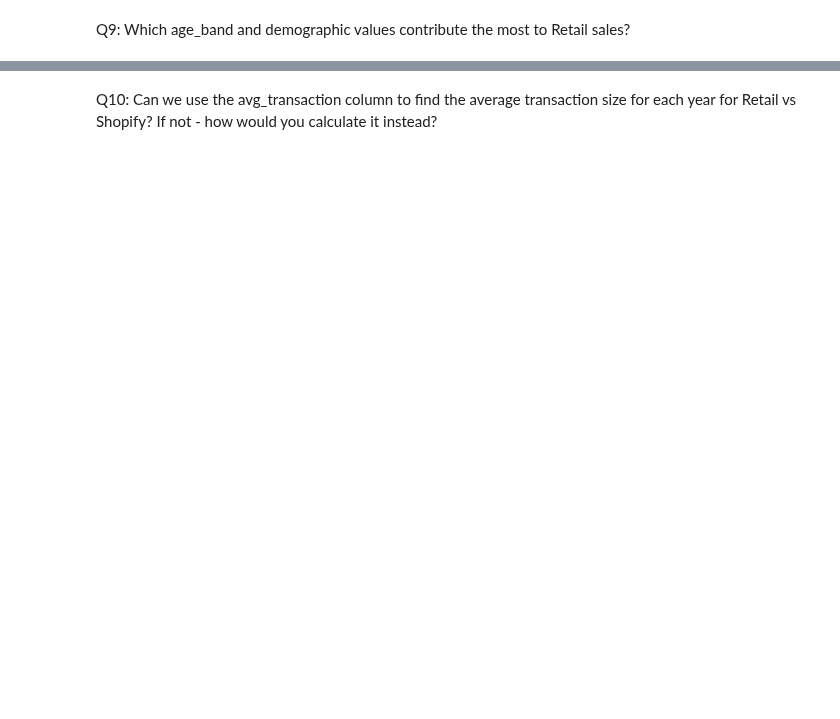
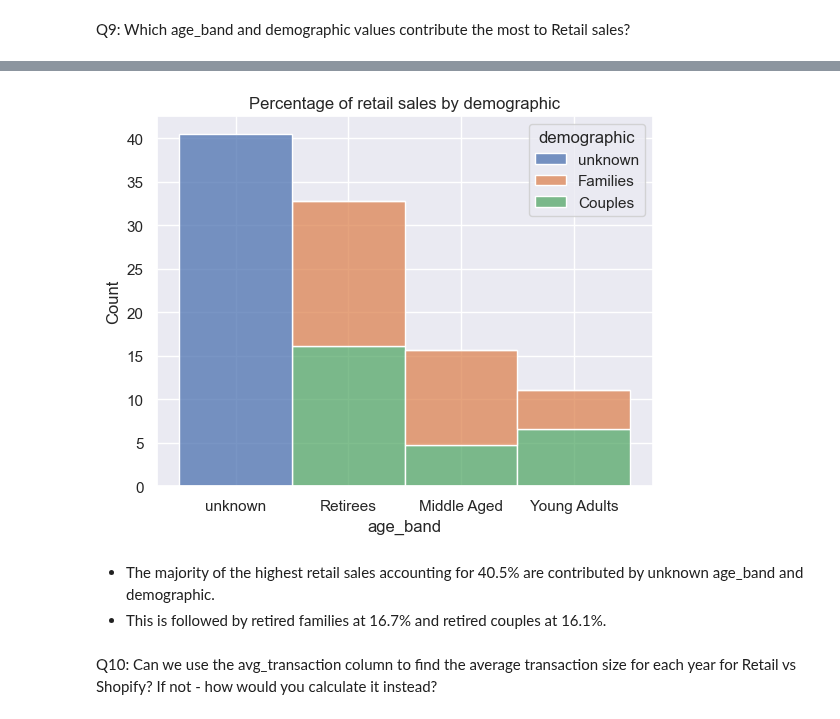
Before and after one commit to 20100215/8_Week_SQL_Challenge, a Jupyter notebook: Week 5 (Data Mart)/week5.ipynb, the cells around one changed output, grey strips where cells are left out. Cells and saved outputs as stored; diff of their text form; code cells hidden in the pictures; blank space fills up the shorter version.

```diff
--- a/Week 5 (Data Mart)/week5.ipynb
+++ b/Week 5 (Data Mart)/week5.ipynb
@@ -381,2 +436,18 @@ Q8: What is the percentage of sales by demographic for each year in the dataset?
 # %% [markdown]
 Q9: Which age_band and demographic values contribute the most to Retail sales?
+# %%
+q9_df = query('''
+    SELECT
+        age_band,
+        demographic,
+        SUM(sales) AS retail_sales,
+        ROUND(100 *
+            SUM(sales)::NUMERIC
+            / SUM(SUM(sales)) OVER (),
+        1) AS contribution_percentage
+    FROM clean_weekly_sales
+    WHERE platform = 'Retail'
+    GROUP BY age_band, demographic
+    ORDER BY retail_sales DESC
+''')
+q9_df
@@ -383,2 +463,12 @@ Q9: Which age_band and demographic values contribute the most to Retail sales?
+# %%
+# Visualizing the data
+sns.histplot(data=q9_df, x='age_band', weights='contribution_percentage', hue='demographic', multiple='stack')
+plt.title('Percentage of retail sales by demographic')
+plt.show()
+# %% [output]
+[figure, added]
+# %% [markdown]
+- The majority of the highest retail sales accounting for 40.5% are contributed by unknown age_band and demographic.
+- This is followed by retired families at 16.7% and retired couples at 16.1%.
 # %% [markdown]
 Q10: Can we use the avg_transaction column to find the average transaction size for each year for Retail vs Shopify? If not - how would you calculate it instead?
```
Also changed, not shown: parts of 7 cells of this notebook.
